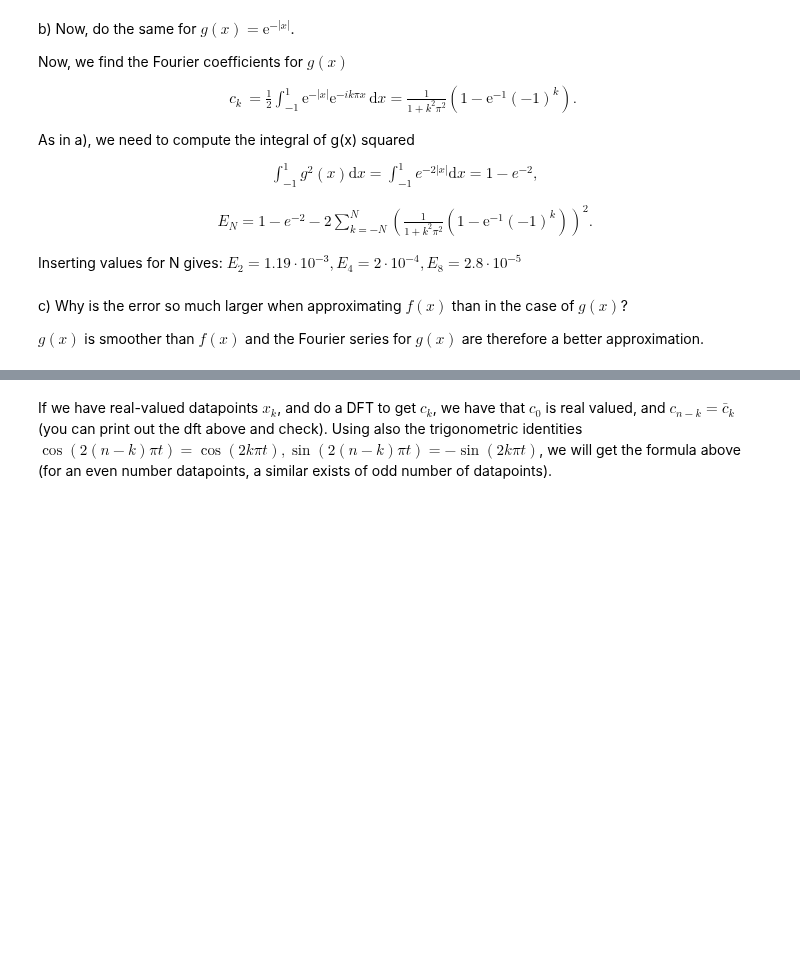
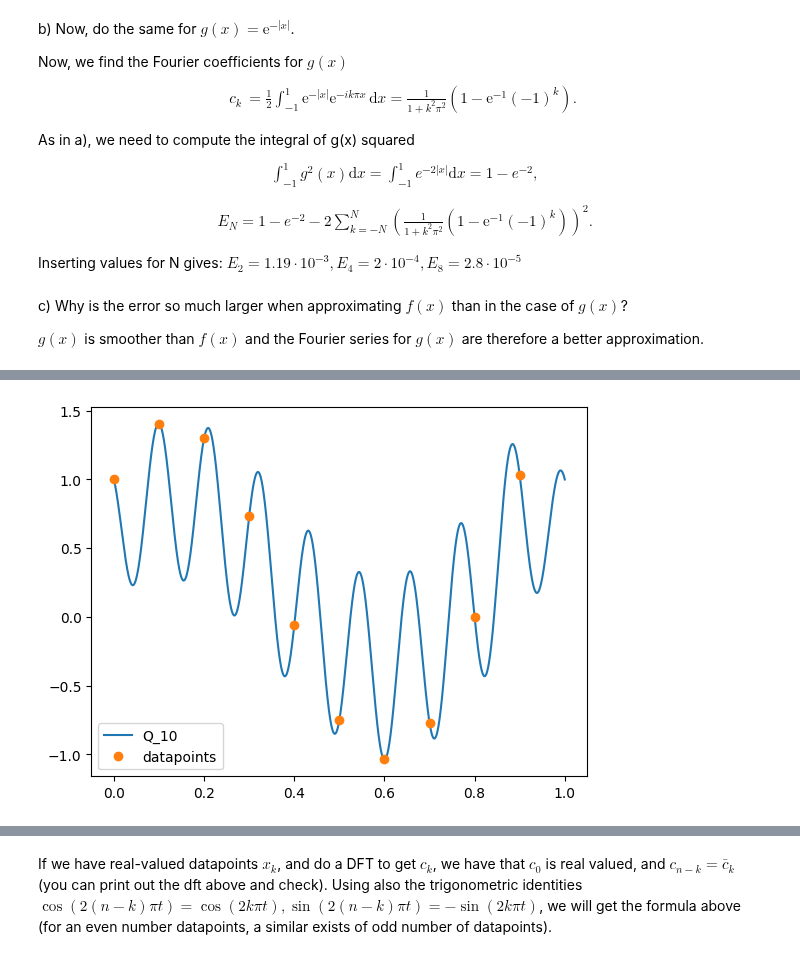
Before and after one commit to solniva/TMA4320_ScientificComputationNotes, a Jupyter notebook: chapter_fourier/FourierExercises.ipynb, the cells around one changed output, grey strips where cells are left out. Drawn from its saved outputs; the diff is of its cells as text; code cells hidden in the pictures; blank space fills up the shorter version.

```diff
--- a/chapter_fourier/FourierExercises.ipynb
+++ b/chapter_fourier/FourierExercises.ipynb
@@ -122,24 +118,0 @@ We can then multiply the matrix with the vector of datapoints and get the coeffi
-# %%
-import numpy as np
-import matplotlib.pyplot as plt
-
-N = 4
-datapoints = np.array([1+1j,1j,-1-1j,-1j])
-t = np.array([0,0.25,0.5,0.75])
-c_k = 1/N*np.array([0,4 + 2j,0,2j]) #found by matrix multiplication as above
-
-x = np.linspace(0,1,10000)
-
-#build the interpolation polynomial
-S_N = c_k[0]
-for i in range(1,N):
-    S_N += c_k[i]*np.exp(2j*np.pi*x*i)
-
-
-plt.plot(x, S_N.real)
-plt.plot(t, datapoints.real,marker='o', linestyle='')
-plt.show()
-
-plt.plot(x, S_N.imag)
-plt.plot(t, datapoints.imag,marker='o', linestyle='')
-plt.show()
@@ -177,16 +126,20 @@ Explain why $\tilde{P}_{10}$ also interpolates the same datapoints, with only ha
 datapoints=np.array([ 1.0, 1.40680225, 1.30007351, 0.73203952, -0.06123174, -0.75, -1.03680225, -0.77007351, -0.00203952, 1.03123174])
 t = np.array([0. , 0.1, 0.2, 0.3, 0.4, 0.5, 0.6, 0.7, 0.8, 0.9])
 # %%
-N = 10
+import scipy
+
+N = len(datapoints)
 x = np.linspace(0,1,10000)
 dft = np.fft.fft(datapoints)
+# dft = scipy.fft.fft(datapoints) # ekvivalente
 
 Q_N = dft[0]*1/N
 for i in range(1,N):
     Q_N += 1/(N)*dft[i]*np.exp(2j*np.pi*x*i)
 
-
-plt.plot(x, Q_N.real,label="Q_10")
-plt.plot(t, datapoints,marker='o', linestyle='')
+plt.plot(x, Q_N.real, label="Q_10")
+plt.plot(t, datapoints, marker='o', linestyle='', label = "datapoints")
 plt.legend()
 plt.show()
+# %% [output]
+[figure, added]
```
Also changed, not shown: parts of 13 cells of this notebook.
